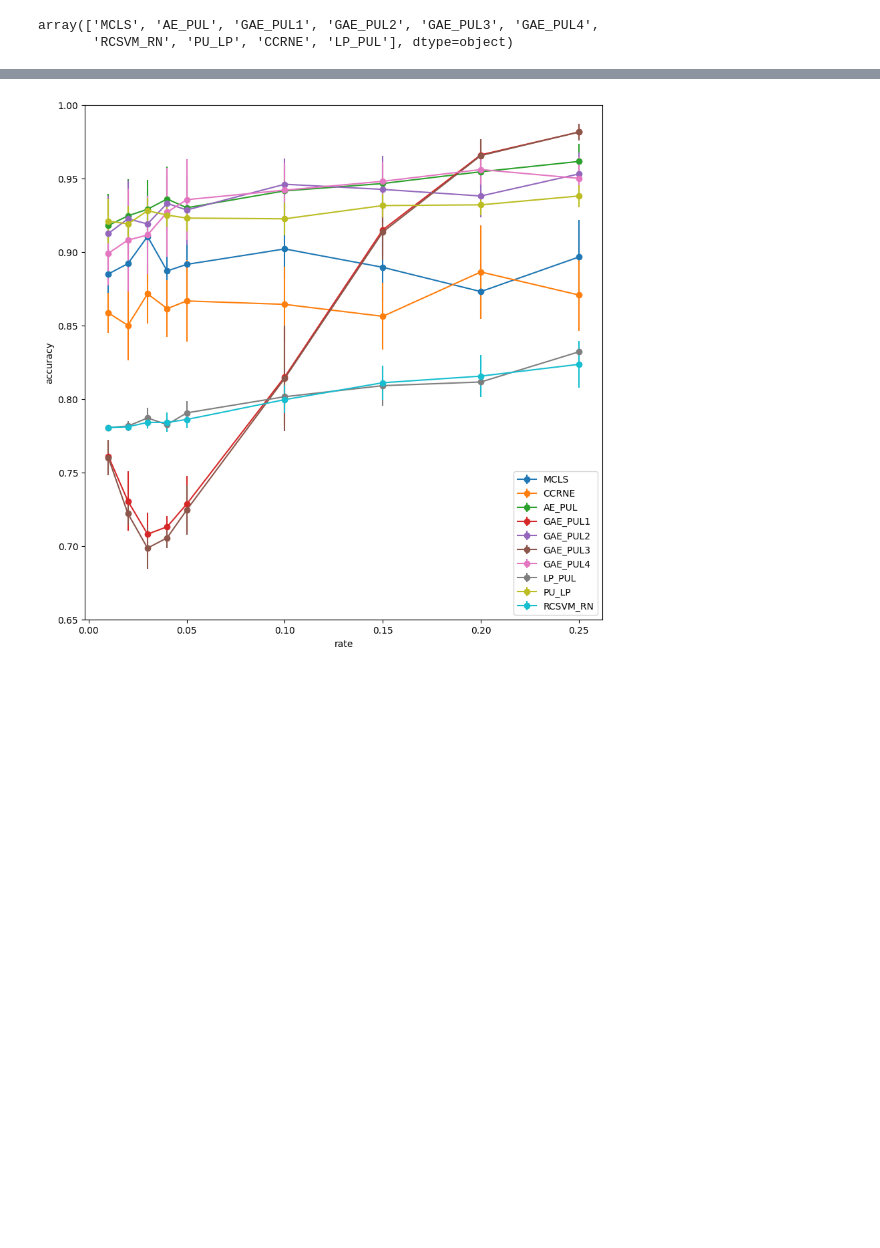
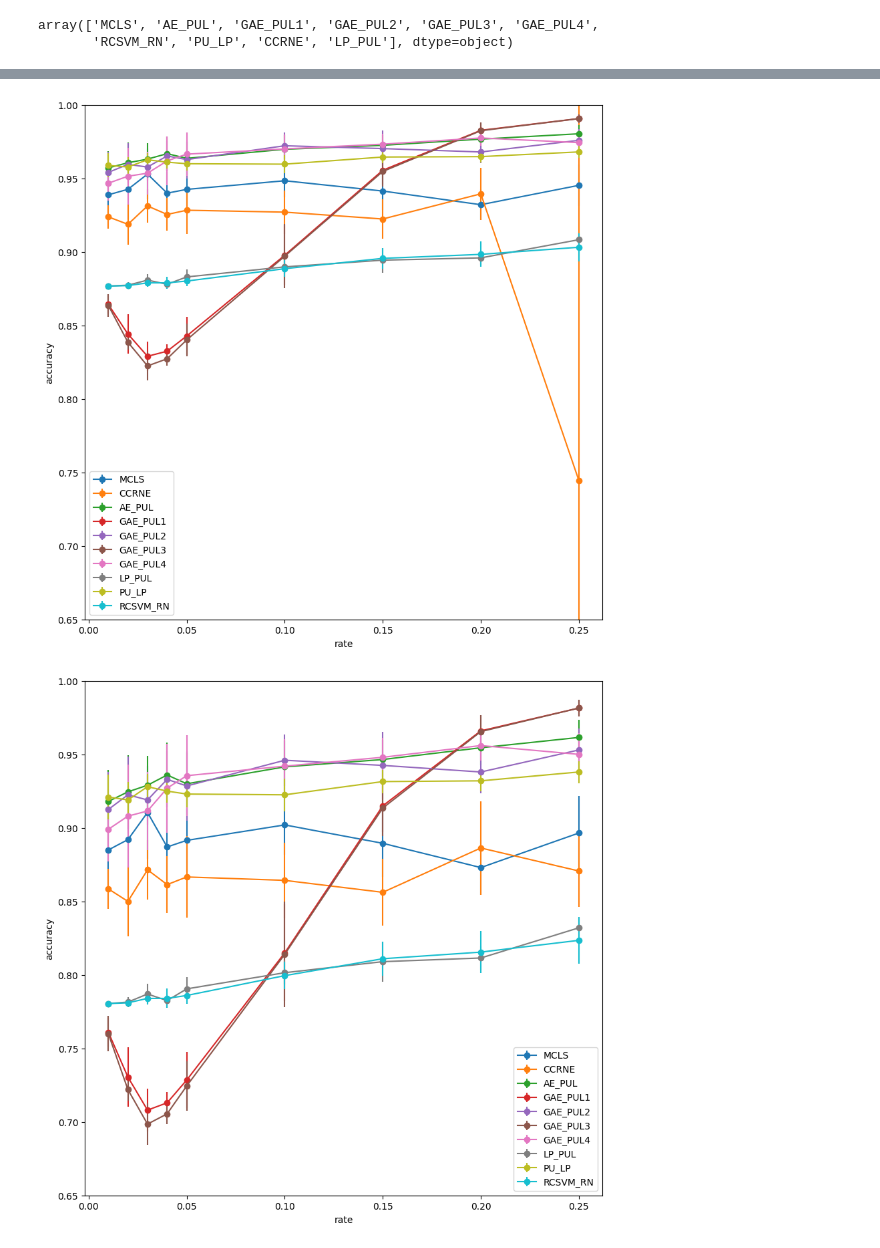
Before and after one commit to GHMessias/experimentos_pesquisa, a Jupyter notebook: analise.ipynb, the cells around one changed output, grey strips where cells are left out. Drawn from its saved outputs; the diff is of its cells as text; code cells hidden in the pictures; blank space fills up the shorter version.

```diff
--- a/analise.ipynb
+++ b/analise.ipynb
@@ -47,7 +47,7 @@ rates = [0.01, 0.02, 0.03, 0.04, 0.05, 0.1, 0.15, 0.2, 0.25]
 # %%
 df_algoritmos = list()
 df_rate = list()
-df_acc = list()
+f1 = list()
 df_acc_std = list()
 df_f1 = list()
 df_f1_std = list()
@@ -70,7 +70,7 @@ for dataframe in df_dict:
             except:
                 pass
 
-final_df = pd.DataFrame({'algoritmo' : df_algoritmos, 'rate' : df_rate, 'df_acc' : df_acc, 'acc_std' : df_acc_std, 'f1' : df_f1, 'f1_acc' : df_f1_std, 'dataset' : df_dataset})
+final_df = pd.DataFrame({'algoritmo' : df_algoritmos, 'rate' : df_rate, 'f1' : f1, 'acc_std' : f1_std, 'f1' : df_f1, 'f1_std' : df_f1_std, 'dataset' : df_dataset})
 # %%
 algoritmos
 # %% [output]
@@ -95,3 +95,59 @@ final_df
+# %%
+# criar um gráfico para cada um dos conjuntos de dados, cada algoritmo representa uma linha do gráfico, o desvio padrão deve aparecer.
+
+# Suponha que você tenha um DataFrame com as colunas "coluna1" e "coluna2"
+
+dataset_plot = 'cora'
+# Extrair os dados das colunas
+x = final_df[(final_df['algoritmo'] == 'MCLS') & (final_df['dataset'] == dataset_plot)]['rate']
+alg1 = final_df[(final_df['algoritmo'] == 'MCLS') & (final_df['dataset'] == dataset_plot)]['f1']
+alg2 = final_df[(final_df['algoritmo'] == 'CCRNE') & (final_df['dataset'] == dataset_plot)]['f1']
+alg3 = final_df[(final_df['algoritmo'] == 'AE_PUL') & (final_df['dataset'] == dataset_plot)]['f1']
+alg4 = final_df[(final_df['algoritmo'] == 'GAE_PUL1') & (final_df['dataset'] == dataset_plot)]['f1']
+alg5 = final_df[(final_df['algoritmo'] == 'GAE_PUL2') & (final_df['dataset'] == dataset_plot)]['f1']
+alg6 = final_df[(final_df['algoritmo'] == 'GAE_PUL3') & (final_df['dataset'] == dataset_plot)]['f1']
+alg7 = final_df[(final_df['algoritmo'] == 'GAE_PUL4') & (final_df['dataset'] == dataset_plot)]['f1']
+alg8 = final_df[(final_df['algoritmo'] == 'PU_LP') & (final_df['dataset'] == dataset_plot)]['f1']
+alg9 = final_df[(final_df['algoritmo'] == 'LP_PUL') & (final_df['dataset'] == dataset_plot)]['f1']
+alg10 = final_df[(final_df['algoritmo'] == 'RCSVM_RN') & (final_df['dataset'] == dataset_plot)]['f1']
+
+e1 = final_df[(final_df['algoritmo'] == 'MCLS') & (final_df['dataset'] == dataset_plot)]['f1_std']
+e2 = final_df[(final_df['algoritmo'] == 'CCRNE') & (final_df['dataset'] == dataset_plot)]['f1_std']
+e3 = final_df[(final_df['algoritmo'] == 'AE_PUL') & (final_df['dataset'] == dataset_plot)]['f1_std']
+e4 = final_df[(final_df['algoritmo'] == 'GAE_PUL1') & (final_df['dataset'] == dataset_plot)]['f1_std']
+e5 = final_df[(final_df['algoritmo'] == 'GAE_PUL2') & (final_df['dataset'] == dataset_plot)]['f1_std']
+e6 = final_df[(final_df['algoritmo'] == 'GAE_PUL3') & (final_df['dataset'] == dataset_plot)]['f1_std']
+e7 = final_df[(final_df['algoritmo'] == 'GAE_PUL4') & (final_df['dataset'] == dataset_plot)]['f1_std']
+e8 = final_df[(final_df['algoritmo'] == 'PU_LP') & (final_df['dataset'] == dataset_plot)]['f1_std']
+e9 = final_df[(final_df['algoritmo'] == 'LP_PUL') & (final_df['dataset'] == dataset_plot)]['f1_std']
+e10 = final_df[(final_df['algoritmo'] == 'RCSVM_RN') & (final_df['dataset'] == dataset_plot)]['f1_std']
+
+
+plt.figure(figsize=(10, 10))
+plt.ylim(0.65,1)
+# Plotar as duas linhas usando o Matplotlib
+plt.errorbar(x, alg1, e1, label='MCLS', fmt='-o')
+plt.errorbar(x, alg2, e2, label='CCRNE', fmt='-o')
+plt.errorbar(x, alg3, e3, label='AE_PUL', fmt='-o')
+plt.errorbar(x, alg4, e4, label='GAE_PUL1', fmt='-o')
+plt.errorbar(x, alg5, e5, label='GAE_PUL2', fmt='-o')
+plt.errorbar(x, alg6, e6, label='GAE_PUL3', fmt='-o')
+plt.errorbar(x, alg7, e7, label='GAE_PUL4', fmt='-o')
+plt.errorbar(x, alg8, e8, label='LP_PUL', fmt='-o')
+plt.errorbar(x, alg9, e9, label='PU_LP', fmt='-o')
+plt.errorbar(x, alg10, e10, label='RCSVM_RN', fmt='-o')
+
+
+
+# Adicionar rótulos aos eixos e uma legenda
+plt.xlabel('rate')
+plt.ylabel('accuracy')
+plt.legend()
+
+# Mostrar o gráfico
+plt.show()
+# %% [output]
+[figure, added]
 # %%
 # criar um gráfico para cada um dos conjuntos de dados, cada algoritmo representa uma linha do gráfico, o desvio padrão deve aparecer.
 
```
Also changed, not shown: parts of 5 cells of this notebook, 10 other files.
